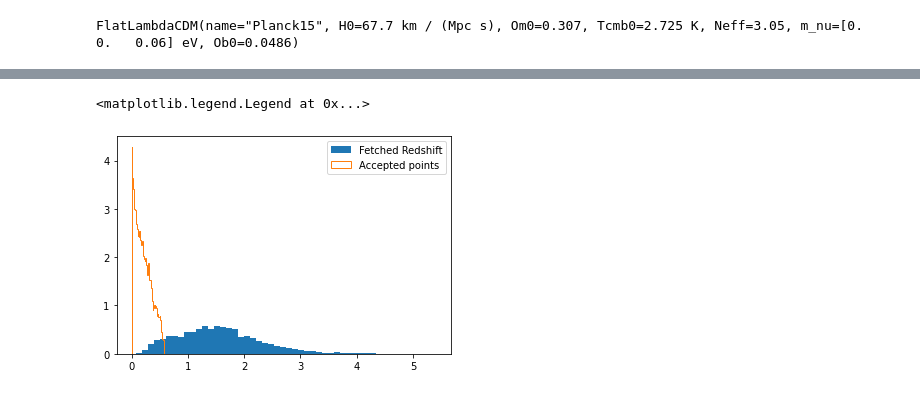
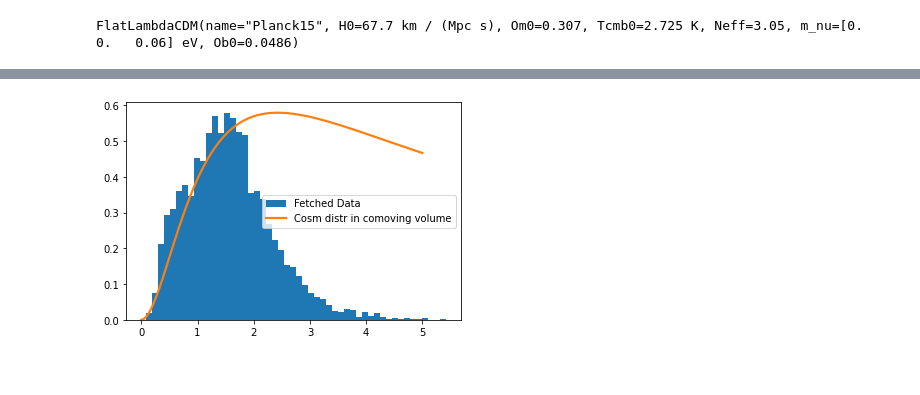
Before and after one commit to olli-e-benji/Astrostatistics-and-Machine-Learning-2023, a Jupyter notebook: working/L04_Quasars.ipynb, the cells around one changed output, grey strips where cells are left out. Saved outputs shown, nothing was run; the diff lists cells and outputs as text; code cells hidden in the pictures.

```diff
--- a/working/L04_Quasars.ipynb
+++ b/working/L04_Quasars.ipynb
@@ -129,41 +82,35 @@ np.histogram(z, bins=100,density=True)
-# %%
-
-
-
-resolution = 50
-
-plt.hist(z, resolution, density=True,label='Fetched Redshift');
-
-# make a simple histogram object
-density, bins = np.histogram(z, bins=resolution, density=True)
-
-
-
-
-# Make a scipy.stats random variable object from a histogram
-# This is a great hack!
-disth = scipy.stats.rv_histogram((density, bins))
-
-
-# Let's do it manually again
-N = 100000 # trials
-x_axis = np.random.uniform(0,5, N) # proposed points
-y_axis = np.random.uniform(0, 1, N) # uniform draws
-
-mask_good = y_axis <= disth.pdf(x_axis) # assess whether u <= q(x_i)
-mask_bad = y_axis > disth.pdf(x_axis)
-
-#Evaluated points separating accepted from rejected with masks
-good_points = y_axis[mask_good]
-#bad_points = y_axis[mask_bad]
-
-plt.hist(good_points, bins=resolution, density=True,histtype='step',label='Accepted points')
-#plt.hist(bad_points, bins=resolution, density=True, histtype='step', label='Rejected points')
-
-### But scipy has it already implemented
-#plt.hist(disth.rvs(N),bins=50,density=True,histtype='step',label='cloned data 2');
-
-plt.legend()
-# %% [output]
-<matplotlib.legend.Legend at 0x...>
-[figure, removed]
+# %%
+class uniformredshift(object):
+    def __init__(self,zmax):
+        ''' Lazy loading...'''
+        self._norm = None
+        self._pdfmax = None
+        self.zmax=zmax
+
+    def _eval(self,z_vals):
+        '''Unnormalized pdf'''
+        return ((4.*np.pi*astropy.cosmology.Planck18.differential_comoving_volume(z_vals).value))
+
+
+    def norm(self):
+        '''Compute normalization'''
+        if self._norm is None:
+            self._norm = scipy.integrate.quad( self._eval, 0, self.zmax)[0]
+        return self._norm
+
+
+    def eval(self,z_vals):
+        return self._eval(z_vals)/self.norm()
+
+        return np.array(zsample)
+
+
+redshiftpdf = uniformredshift(zmax = 5)
+redshift_grid = np.linspace(0,5,100)
+
+plt.hist(z, bins=50, density=True, label='Fetched Data')
+plt.plot(redshift_grid, 2.3*redshiftpdf.eval(redshift_grid), label='Cosm distr in comoving volume', linewidth=2.2)
+plt.legend()
+plt.show()
+# %% [output]
+[figure, added]
```
Also changed, not shown: parts of 18 cells of this notebook.
